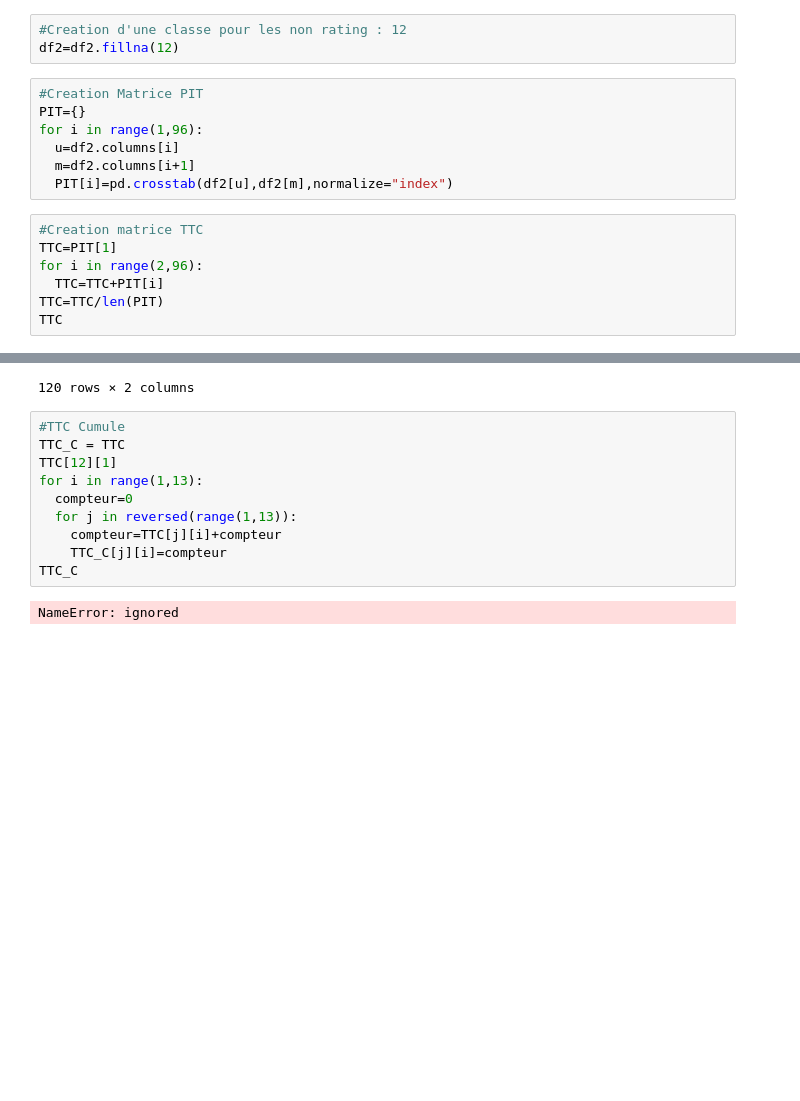
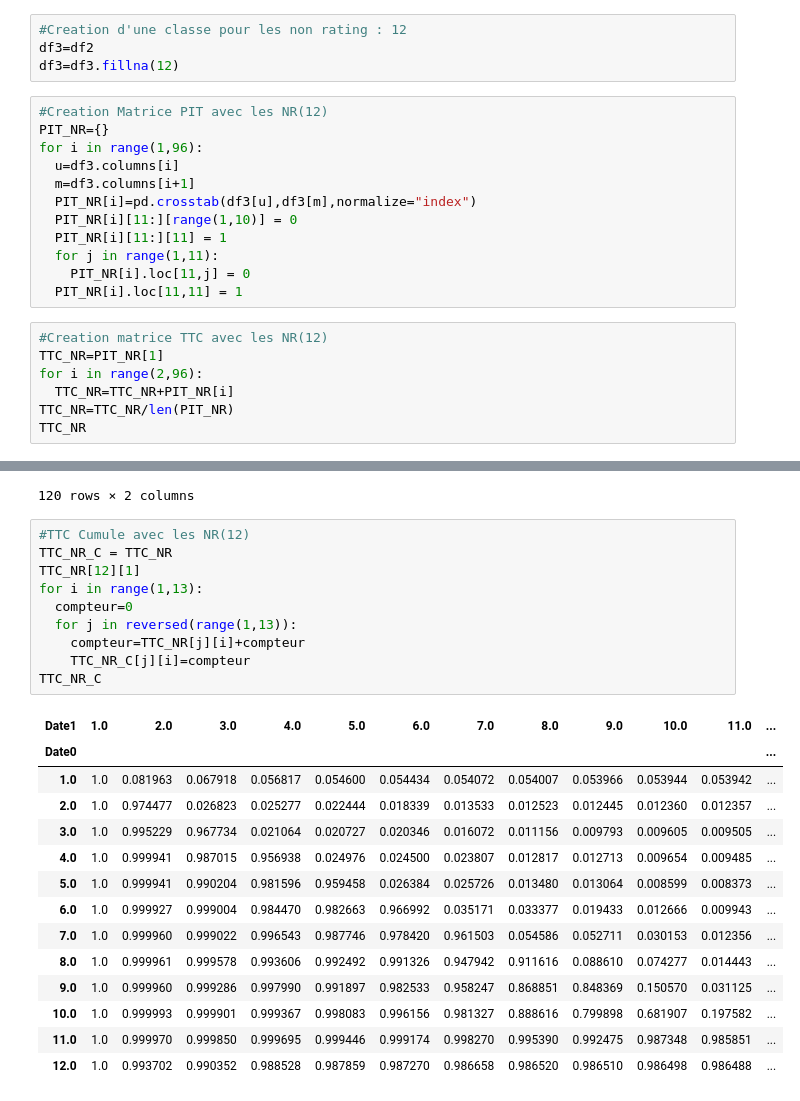
Before and after one commit to Kyllien/DRIM-Game, a Jupyter notebook: MatriceTransitionGood.ipynb, the cells around one changed output, grey strips where cells are left out. Saved outputs shown, nothing was run; the diff lists cells and outputs as text; blank space fills up the shorter version.

```diff
--- a/MatriceTransitionGood.ipynb
+++ b/MatriceTransitionGood.ipynb
@@ -87,20 +121,26 @@ for i in np.unique(df["Time"]):
 # %%
 #Creation d'une classe pour les non rating : 12
-df2=df2.fillna(12)
+df3=df2
+df3=df3.fillna(12)
 # %%
-#Creation Matrice PIT
-PIT={}
+#Creation Matrice PIT avec les NR(12)
+PIT_NR={}
 for i in range(1,96):
-  u=df2.columns[i]
-  m=df2.columns[i+1]
-  PIT[i]=pd.crosstab(df2[u],df2[m],normalize="index")
+  u=df3.columns[i]
+  m=df3.columns[i+1]
+  PIT_NR[i]=pd.crosstab(df3[u],df3[m],normalize="index")
+  PIT_NR[i][11:][range(1,10)] = 0
+  PIT_NR[i][11:][11] = 1
+  for j in range(1,11):
+    PIT_NR[i].loc[11,j] = 0
+  PIT_NR[i].loc[11,11] = 1
 # %%
-#Creation matrice TTC
-TTC=PIT[1]
+#Creation matrice TTC avec les NR(12)
+TTC_NR=PIT_NR[1]
 for i in range(2,96):
-  TTC=TTC+PIT[i]
-TTC=TTC/len(PIT)
-TTC
+  TTC_NR=TTC_NR+PIT_NR[i]
+TTC_NR=TTC_NR/len(PIT_NR)
+TTC_NR
 # %% [output]
 | Date1 | 1.0 | 2.0 | 3.0 | 4.0 | 5.0 | 6.0 | 7.0 | 8.0 | 9.0 | 10.0 | 11.0 | ... |
 | Date0 |  |  |  |  |  |  |  |  |  |  |  | ... |
@@ -135,14 +175,27 @@ dataDefaut
 | 119 | 2019-12-31 | 0.027384 |
 120 rows × 2 columns
 # %%
-#TTC Cumule
-TTC_C = TTC
-TTC[12][1]
+#TTC Cumule avec les NR(12)
+TTC_NR_C = TTC_NR
+TTC_NR[12][1]
 for i in range(1,13):
   compteur=0
   for j in reversed(range(1,13)):
-    compteur=TTC[j][i]+compteur
-    TTC_C[j][i]=compteur
-TTC_C
+    compteur=TTC_NR[j][i]+compteur
+    TTC_NR_C[j][i]=compteur
+TTC_NR_C
 # %% [output]
-NameError: ignored
+| Date1 | 1.0 | 2.0 | 3.0 | 4.0 | 5.0 | 6.0 | 7.0 | 8.0 | 9.0 | 10.0 | 11.0 | ... |
+| Date0 |  |  |  |  |  |  |  |  |  |  |  | ... |
+| 1.0 | 1.0 | 0.081963 | 0.067918 | 0.056817 | 0.054600 | 0.054434 | 0.054072 | 0.054007 | 0.053966 | 0.053944 | 0.053942 | ... |
+| 2.0 | 1.0 | 0.974477 | 0.026823 | 0.025277 | 0.022444 | 0.018339 | 0.013533 | 0.012523 | 0.012445 | 0.012360 | 0.012357 | ... |
+| 3.0 | 1.0 | 0.995229 | 0.967734 | 0.021064 | 0.020727 | 0.020346 | 0.016072 | 0.011156 | 0.009793 | 0.009605 | 0.009505 | ... |
+| 4.0 | 1.0 | 0.999941 | 0.987015 | 0.956938 | 0.024976 | 0.024500 | 0.023807 | 0.012817 | 0.012713 | 0.009654 | 0.009485 | ... |
+| 5.0 | 1.0 | 0.999941 | 0.990204 | 0.981596 | 0.959458 | 0.026384 | 0.025726 | 0.013480 | 0.013064 | 0.008599 | 0.008373 | ... |
+| 6.0 | 1.0 | 0.999927 | 0.999004 | 0.984470 | 0.982663 | 0.966992 | 0.035171 | 0.033377 | 0.019433 | 0.012666 | 0.009943 | ... |
+| 7.0 | 1.0 | 0.999960 | 0.999022 | 0.996543 | 0.987746 | 0.978420 | 0.961503 | 0.054586 | 0.052711 | 0.030153 | 0.012356 | ... |
+| 8.0 | 1.0 | 0.999961 | 0.999578 | 0.993606 | 0.992492 | 0.991326 | 0.947942 | 0.911616 | 0.088610 | 0.074277 | 0.014443 | ... |
+| 9.0 | 1.0 | 0.999960 | 0.999286 | 0.997990 | 0.991897 | 0.982533 | 0.958247 | 0.868851 | 0.848369 | 0.150570 | 0.031125 | ... |
+| 10.0 | 1.0 | 0.999993 | 0.999901 | 0.999367 | 0.998083 | 0.996156 | 0.981327 | 0.888616 | 0.799898 | 0.681907 | 0.197582 | ... |
+| 11.0 | 1.0 | 0.999970 | 0.999850 | 0.999695 | 0.999446 | 0.999174 | 0.998270 | 0.995390 | 0.992475 | 0.987348 | 0.985851 | ... |
+| 12.0 | 1.0 | 0.993702 | 0.990352 | 0.988528 | 0.987859 | 0.987270 | 0.986658 | 0.986520 | 0.986510 | 0.986498 | 0.986488 | ... |
```
Also changed, not shown: parts of 5 cells of this notebook.
